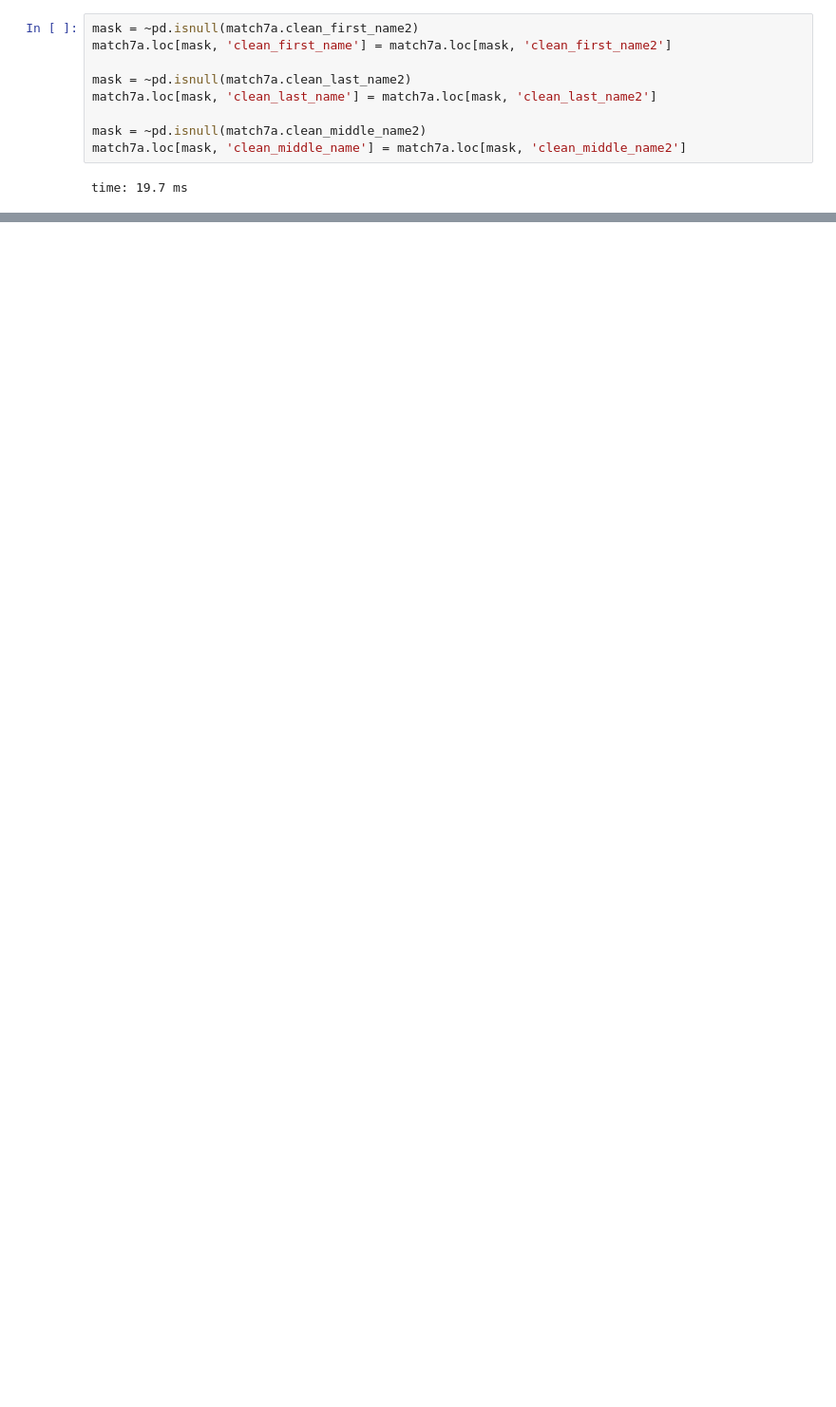
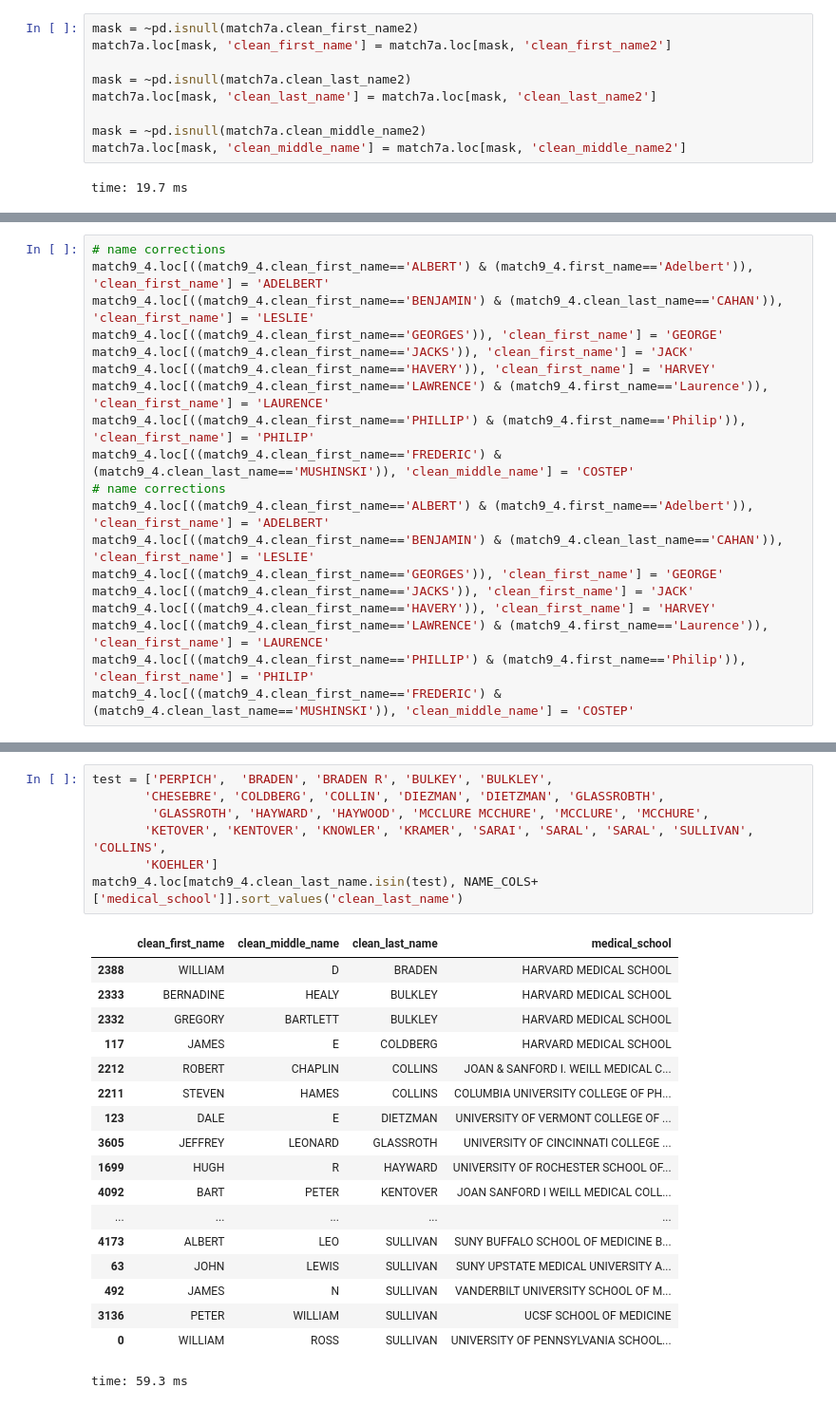
Before and after one commit to Lrraymond13/yellow_beret, a Jupyter notebook: Clean and Merge NIH Associates and Applicants.ipynb, the cells around one changed output, grey strips where cells are left out. Shown at 95% size. Cells and saved outputs as stored; diff of their text form; blank space fills up the shorter version.

```diff
--- a/Clean and Merge NIH Associates and Applicants.ipynb
+++ b/Clean and Merge NIH Associates and Applicants.ipynb
@@ -858,0 +993,19 @@ time: 17.3 ms
+# %%
+# name corrections
+match9_4.loc[((match9_4.clean_first_name=='ALBERT') & (match9_4.first_name=='Adelbert')), 'clean_first_name'] = 'ADELBERT'
+match9_4.loc[((match9_4.clean_first_name=='BENJAMIN') & (match9_4.clean_last_name=='CAHAN')), 'clean_first_name'] = 'LESLIE'
+match9_4.loc[((match9_4.clean_first_name=='GEORGES')), 'clean_first_name'] = 'GEORGE'
+match9_4.loc[((match9_4.clean_first_name=='JACKS')), 'clean_first_name'] = 'JACK'
+match9_4.loc[((match9_4.clean_first_name=='HAVERY')), 'clean_first_name'] = 'HARVEY'
+match9_4.loc[((match9_4.clean_first_name=='LAWRENCE') & (match9_4.first_name=='Laurence')), 'clean_first_name'] = 'LAURENCE'
+match9_4.loc[((match9_4.clean_first_name=='PHILLIP') & (match9_4.first_name=='Philip')), 'clean_first_name'] = 'PHILIP'
+match9_4.loc[((match9_4.clean_first_name=='FREDERIC') & (match9_4.clean_last_name=='MUSHINSKI')), 'clean_middle_name'] = 'COSTEP'
+# name corrections
+match9_4.loc[((match9_4.clean_first_name=='ALBERT') & (match9_4.first_name=='Adelbert')), 'clean_first_name'] = 'ADELBERT'
+match9_4.loc[((match9_4.clean_first_name=='BENJAMIN') & (match9_4.clean_last_name=='CAHAN')), 'clean_first_name'] = 'LESLIE'
+match9_4.loc[((match9_4.clean_first_name=='GEORGES')), 'clean_first_name'] = 'GEORGE'
+match9_4.loc[((match9_4.clean_first_name=='JACKS')), 'clean_first_name'] = 'JACK'
+match9_4.loc[((match9_4.clean_first_name=='HAVERY')), 'clean_first_name'] = 'HARVEY'
+match9_4.loc[((match9_4.clean_first_name=='LAWRENCE') & (match9_4.first_name=='Laurence')), 'clean_first_name'] = 'LAURENCE'
+match9_4.loc[((match9_4.clean_first_name=='PHILLIP') & (match9_4.first_name=='Philip')), 'clean_first_name'] = 'PHILIP'
+match9_4.loc[((match9_4.clean_first_name=='FREDERIC') & (match9_4.clean_last_name=='MUSHINSKI')), 'clean_middle_name'] = 'COSTEP'
@@ -858,0 +1014,26 @@ time: 17.3 ms
+# %%
+test = ['PERPICH',  'BRADEN', 'BRADEN R', 'BULKEY', 'BULKLEY',
+       'CHESEBRE', 'COLDBERG', 'COLLIN', 'DIEZMAN', 'DIETZMAN', 'GLASSROBTH',
+        'GLASSROTH', 'HAYWARD', 'HAYWOOD', 'MCCLURE MCCHURE', 'MCCLURE', 'MCCHURE',
+       'KETOVER', 'KENTOVER', 'KNOWLER', 'KRAMER', 'SARAI', 'SARAL', 'SARAL', 'SULLIVAN', 'COLLINS',
+       'KOEHLER']
+match9_4.loc[match9_4.clean_last_name.isin(test), NAME_COLS+['medical_school']].sort_values('clean_last_name')
+# %% [output]
+|  | clean_first_name | clean_middle_name | clean_last_name | medical_school |
+| 2388 | WILLIAM | D | BRADEN | HARVARD MEDICAL SCHOOL |
+| 2333 | BERNADINE | HEALY | BULKLEY | HARVARD MEDICAL SCHOOL |
+| 2332 | GREGORY | BARTLETT | BULKLEY | HARVARD MEDICAL SCHOOL |
+| 117 | JAMES | E | COLDBERG | HARVARD MEDICAL SCHOOL |
+| 2212 | ROBERT | CHAPLIN | COLLINS | JOAN & SANFORD I. WEILL MEDICAL C... |
+| 2211 | STEVEN | HAMES | COLLINS | COLUMBIA UNIVERSITY COLLEGE OF PH... |
+| 123 | DALE | E | DIETZMAN | UNIVERSITY OF VERMONT COLLEGE OF ... |
+| 3605 | JEFFREY | LEONARD | GLASSROTH | UNIVERSITY OF CINCINNATI COLLEGE ... |
+| 1699 | HUGH | R | HAYWARD | UNIVERSITY OF ROCHESTER SCHOOL OF... |
+| 4092 | BART | PETER | KENTOVER | JOAN SANFORD I WEILL MEDICAL COLL... |
+| ... | ... | ... | ... | ... |
+| 4173 | ALBERT | LEO | SULLIVAN | SUNY BUFFALO SCHOOL OF MEDICINE B... |
+| 63 | JOHN | LEWIS | SULLIVAN | SUNY UPSTATE MEDICAL UNIVERSITY A... |
+| 492 | JAMES | N | SULLIVAN | VANDERBILT UNIVERSITY SCHOOL OF M... |
+| 3136 | PETER | WILLIAM | SULLIVAN | UCSF SCHOOL OF MEDICINE |
+| 0 | WILLIAM | ROSS | SULLIVAN | UNIVERSITY OF PENNSYLVANIA SCHOOL... |
+time: 59.3 ms
```
Also changed, not shown: parts of 123 cells of this notebook, 10 other files.
